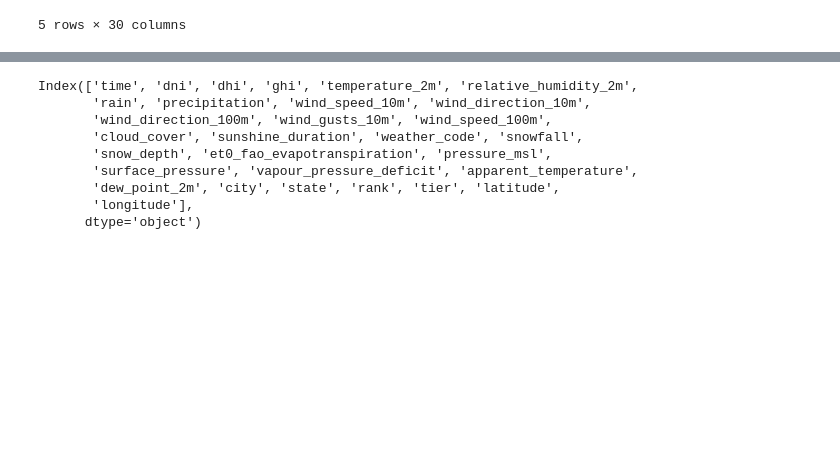
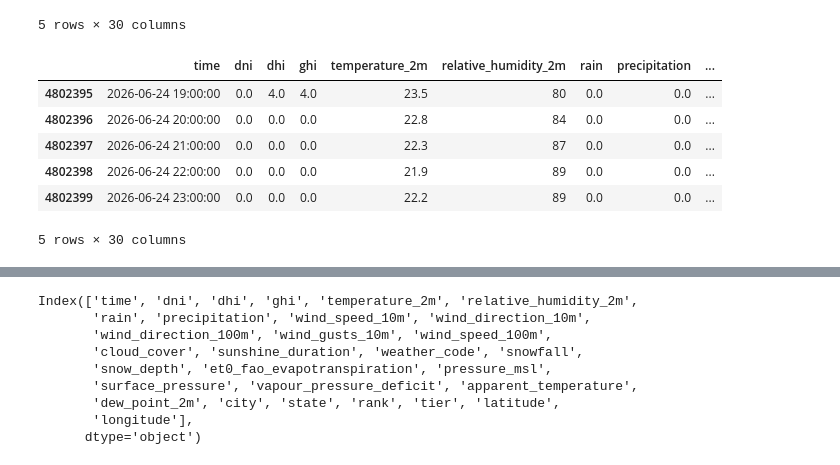
Before and after one commit to Bhushan-Alva/EcoScope, a Jupyter notebook: notebooks/01_data_audit.ipynb, the cells around one changed output, grey strips where cells are left out. Drawn from its saved outputs; the diff is of its cells as text; code cells hidden in the pictures; blank space fills up the shorter version.

```diff
--- a/notebooks/01_data_audit.ipynb
+++ b/notebooks/01_data_audit.ipynb
@@ -48,3 +48,13 @@ data.head()
 | 3 | 2021-01-01 03:00:00 | 0.0 | 0.0 | 0.0 | 21.8 | 82 | 0.0 | 0.0 | ... |
 | 4 | 2021-01-01 04:00:00 | 0.0 | 0.0 | 0.0 | 21.4 | 84 | 0.0 | 0.0 | ... |
 5 rows × 30 columns
+# %%
+data.tail()
+# %% [output]
+|  | time | dni | dhi | ghi | temperature_2m | relative_humidity_2m | rain | precipitation | ... |
+| 4802395 | 2026-06-24 19:00:00 | 0.0 | 4.0 | 4.0 | 23.5 | 80 | 0.0 | 0.0 | ... |
+| 4802396 | 2026-06-24 20:00:00 | 0.0 | 0.0 | 0.0 | 22.8 | 84 | 0.0 | 0.0 | ... |
+| 4802397 | 2026-06-24 21:00:00 | 0.0 | 0.0 | 0.0 | 22.3 | 87 | 0.0 | 0.0 | ... |
+| 4802398 | 2026-06-24 22:00:00 | 0.0 | 0.0 | 0.0 | 21.9 | 89 | 0.0 | 0.0 | ... |
+| 4802399 | 2026-06-24 23:00:00 | 0.0 | 0.0 | 0.0 | 22.2 | 89 | 0.0 | 0.0 | ... |
+5 rows × 30 columns
```
Also changed, not shown: parts of 13 cells of this notebook, 2 other files.
